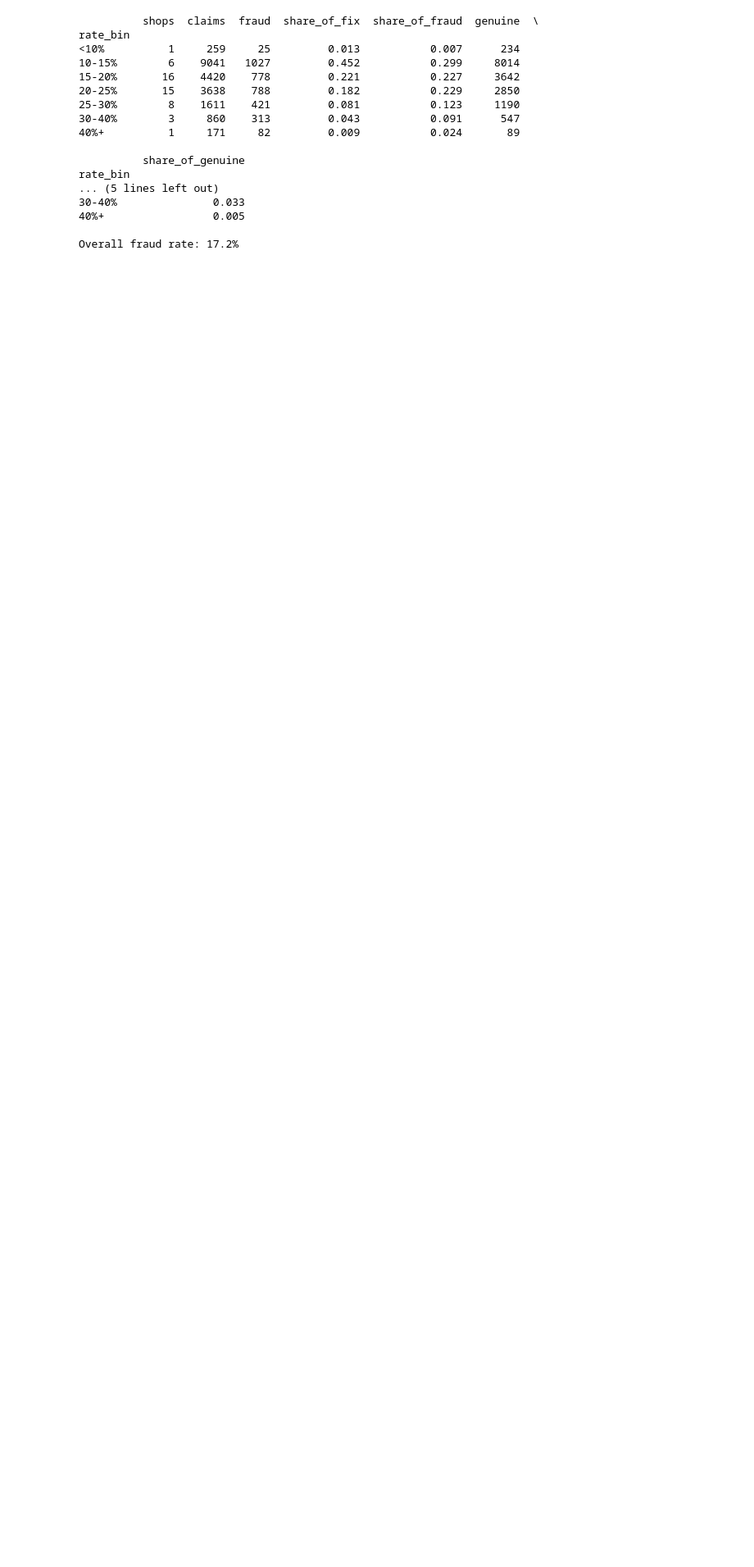
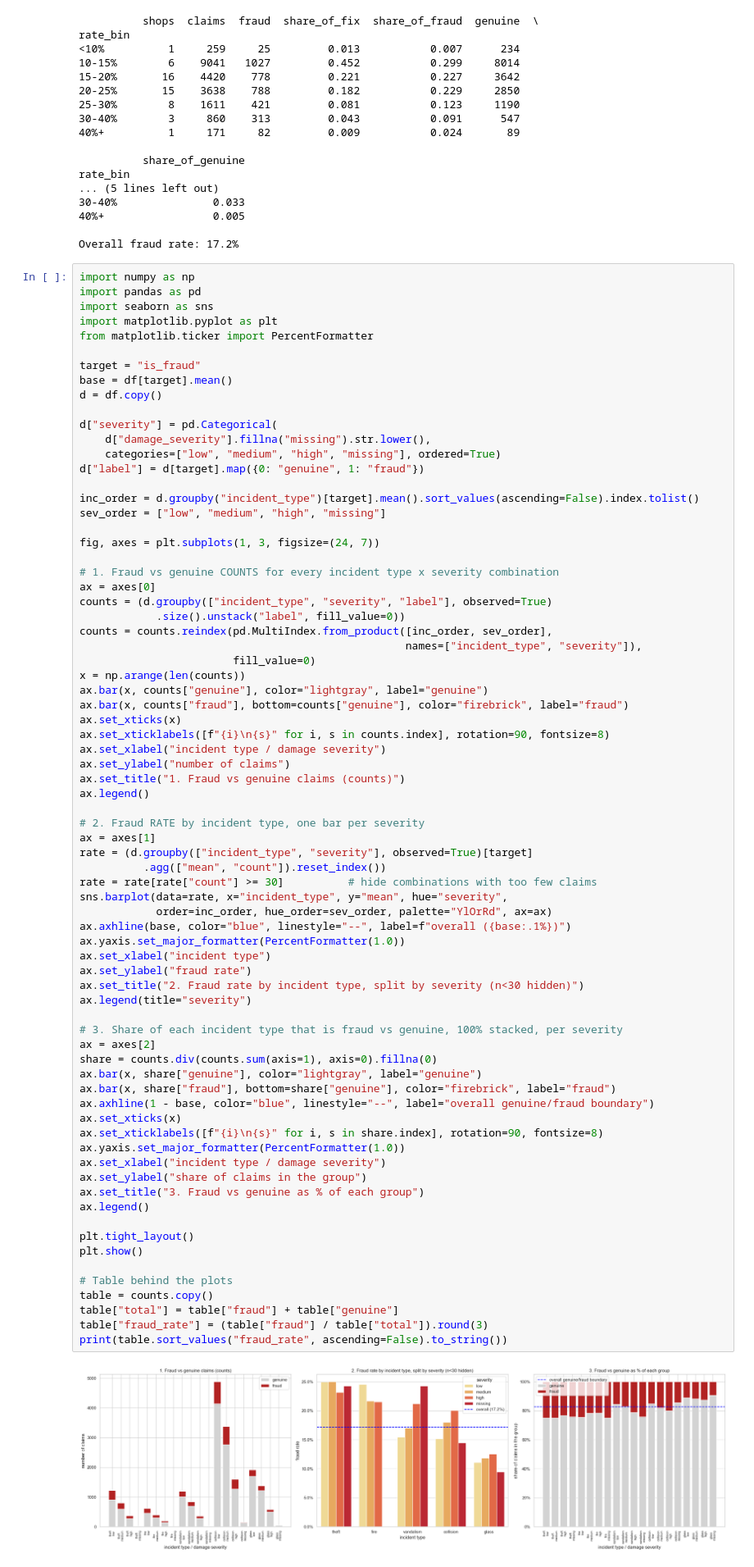
Before and after one commit to AllyJT/eda202602, a Jupyter notebook: Investigate.ipynb, the cells around one changed output. Shown at 82% size. Drawn from its saved outputs; the diff is of its cells as text; blank space fills up the shorter version.

```diff
--- a/Investigate.ipynb
+++ b/Investigate.ipynb
@@ -314,3 +314,79 @@ rate_bin
 40%+                 0.005
 
 Overall fraud rate: 17.2%
+# %%
+import numpy as np
+import pandas as pd
+import seaborn as sns
+import matplotlib.pyplot as plt
+from matplotlib.ticker import PercentFormatter
+
+target = "is_fraud"
+base = df[target].mean()
+d = df.copy()
+
+d["severity"] = pd.Categorical(
+    d["damage_severity"].fillna("missing").str.lower(),
+    categories=["low", "medium", "high", "missing"], ordered=True)
+d["label"] = d[target].map({0: "genuine", 1: "fraud"})
+
+inc_order = d.groupby("incident_type")[target].mean().sort_values(ascending=False).index.tolist()
+sev_order = ["low", "medium", "high", "missing"]
+
+fig, axes = plt.subplots(1, 3, figsize=(24, 7))
+
+# 1. Fraud vs genuine COUNTS for every incident type x severity combination
+ax = axes[0]
+counts = (d.groupby(["incident_type", "severity", "label"], observed=True)
+            .size().unstack("label", fill_value=0))
+counts = counts.reindex(pd.MultiIndex.from_product([inc_order, sev_order],
+                                                   names=["incident_type", "severity"]),
+                        fill_value=0)
+x = np.arange(len(counts))
+ax.bar(x, counts["genuine"], color="lightgray", label="genuine")
+ax.bar(x, counts["fraud"], bottom=counts["genuine"], color="firebrick", label="fraud")
+ax.set_xticks(x)
+ax.set_xticklabels([f"{i}\n{s}" for i, s in counts.index], rotation=90, fontsize=8)
+ax.set_xlabel("incident type / damage severity")
+ax.set_ylabel("number of claims")
+ax.set_title("1. Fraud vs genuine claims (counts)")
+ax.legend()
+
+# 2. Fraud RATE by incident type, one bar per severity
+ax = axes[1]
+rate = (d.groupby(["incident_type", "severity"], observed=True)[target]
+          .agg(["mean", "count"]).reset_index())
+rate = rate[rate["count"] >= 30]          # hide combinations with too few claims
+sns.barplot(data=rate, x="incident_type", y="mean", hue="severity",
+            order=inc_order, hue_order=sev_order, palette="YlOrRd", ax=ax)
+ax.axhline(base, color="blue", linestyle="--", label=f"overall ({base:.1%})")
+ax.yaxis.set_major_formatter(PercentFormatter(1.0))
+ax.set_xlabel("incident type")
+ax.set_ylabel("fraud rate")
+ax.set_title("2. Fraud rate by incident type, split by severity (n<30 hidden)")
+ax.legend(title="severity")
+
+# 3. Share of each incident type that is fraud vs genuine, 100% stacked, per severity
+ax = axes[2]
+share = counts.div(counts.sum(axis=1), axis=0).fillna(0)
+ax.bar(x, share["genuine"], color="lightgray", label="genuine")
+ax.bar(x, share["fraud"], bottom=share["genuine"], color="firebrick", label="fraud")
+ax.axhline(1 - base, color="blue", linestyle="--", label="overall genuine/fraud boundary")
+ax.set_xticks(x)
+ax.set_xticklabels([f"{i}\n{s}" for i, s in share.index], rotation=90, fontsize=8)
+ax.yaxis.set_major_formatter(PercentFormatter(1.0))
+ax.set_xlabel("incident type / damage severity")
+ax.set_ylabel("share of claims in the group")
+ax.set_title("3. Fraud vs genuine as % of each group")
+ax.legend()
+
+plt.tight_layout()
+plt.show()
+
+# Table behind the plots
+table = counts.copy()
+table["total"] = table["fraud"] + table["genuine"]
+table["fraud_rate"] = (table["fraud"] / table["total"]).round(3)
+print(table.sort_values("fraud_rate", ascending=False).to_string())
+# %% [output]
+[figure, added]
```
Also changed, not shown: parts of 4 cells of this notebook, 1 other file.
